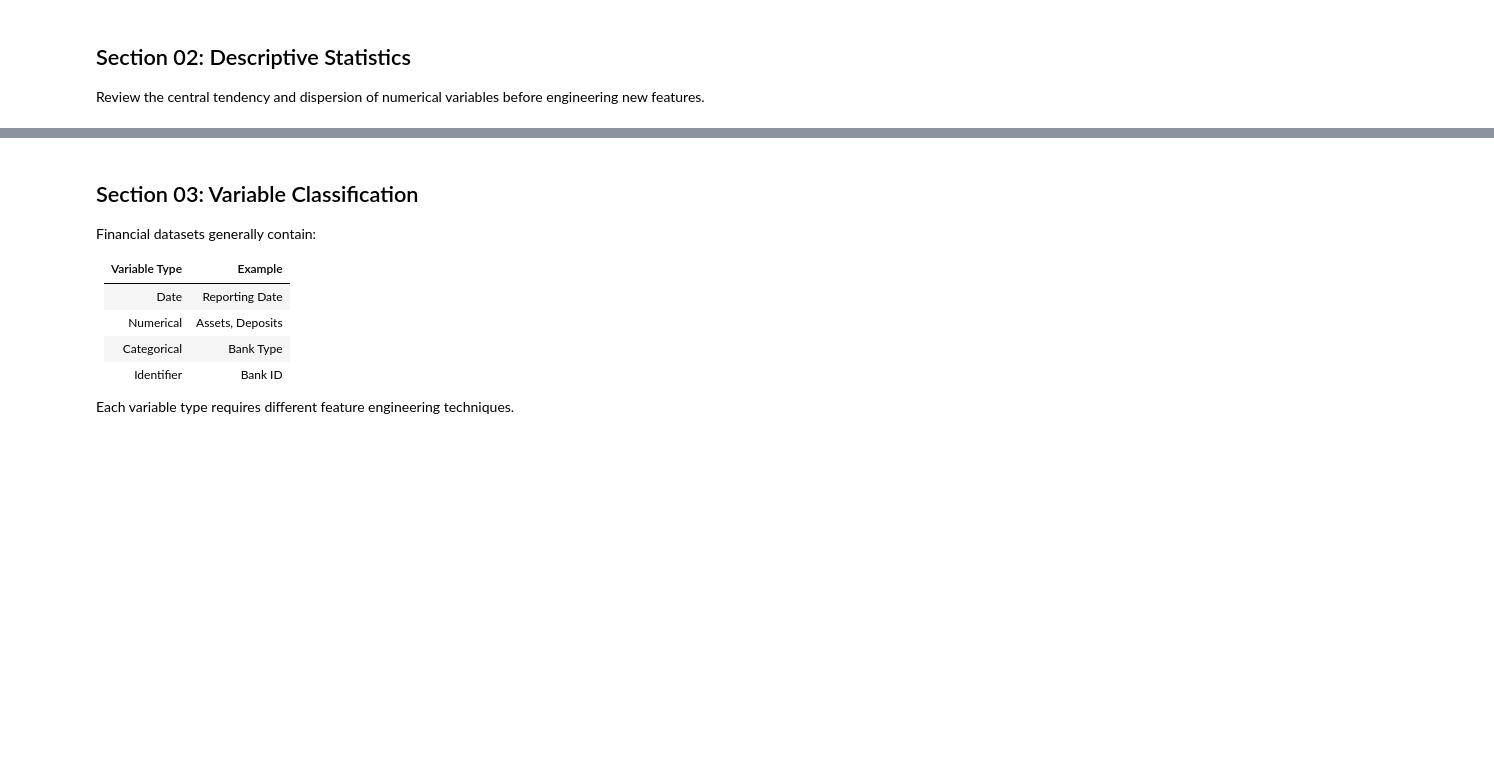
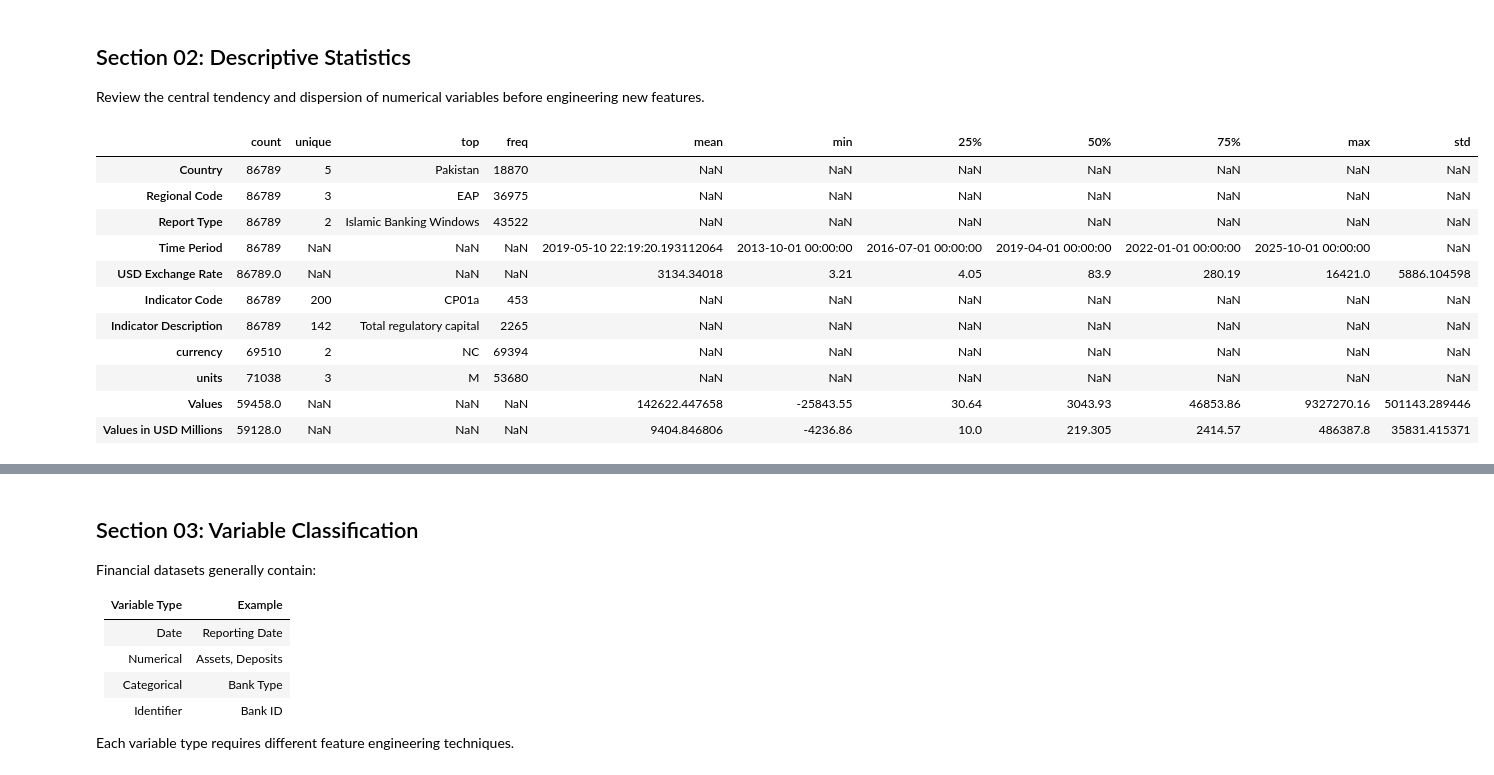
Before and after one commit to ejazurrehman/Islamic_Fintech_Working_Notebooks, a Jupyter notebook: Islamic_Banking_Feature_Engineering_workbook.ipynb, the cells around one changed output, grey strips where cells are left out. Cells and saved outputs as stored; diff of their text form; code cells hidden in the pictures; blank space fills up the shorter version.

```diff
--- a/Islamic_Banking_Feature_Engineering_workbook.ipynb
+++ b/Islamic_Banking_Feature_Engineering_workbook.ipynb
@@ -79,0 +88,11 @@ Before creating new features, analysts must understand the dataset. In financial
+# %%
+import pandas as pd
+import numpy as np
+
+df = pd.read_csv(
+    "Cleaned_Islamic_Banking_Data.csv",
+    parse_dates=["Time Period"]
+)
+
+print(df.shape)
+df.head()
@@ -81,3 +129,18 @@ Before creating new features, analysts must understand the dataset. In financial
 ## Section 02: Descriptive Statistics
 
 Review the central tendency and dispersion of numerical variables before engineering new features.
+# %%
+df.describe(include="all").T
+# %% [output]
+|  | count | unique | top | freq | mean | min | 25% | 50% | 75% | max | std |
+| Country | 86789 | 5 | Pakistan | 18870 | NaN | NaN | NaN | NaN | NaN | NaN | NaN |
+| Regional Code | 86789 | 3 | EAP | 36975 | NaN | NaN | NaN | NaN | NaN | NaN | NaN |
+| Report Type | 86789 | 2 | Islamic Banking Windows | 43522 | NaN | NaN | NaN | NaN | NaN | NaN | NaN |
+| Time Period | 86789 | NaN | NaN | NaN | 2019-05-10 22:19:20.193112064 | 2013-10-01 00:00:00 | 2016-07-01 00:00:00 | 2019-04-01 00:00:00 | 2022-01-01 00:00:00 | 2025-10-01 00:00:00 | NaN |
+| USD Exchange Rate | 86789.0 | NaN | NaN | NaN | 3134.34018 | 3.21 | 4.05 | 83.9 | 280.19 | 16421.0 | 5886.104598 |
+| Indicator Code | 86789 | 200 | CP01a | 453 | NaN | NaN | NaN | NaN | NaN | NaN | NaN |
+| Indicator Description | 86789 | 142 | Total regulatory capital | 2265 | NaN | NaN | NaN | NaN | NaN | NaN | NaN |
+| currency | 69510 | 2 | NC | 69394 | NaN | NaN | NaN | NaN | NaN | NaN | NaN |
+| units | 71038 | 3 | M | 53680 | NaN | NaN | NaN | NaN | NaN | NaN | NaN |
+| Values | 59458.0 | NaN | NaN | NaN | 142622.447658 | -25843.55 | 30.64 | 3043.93 | 46853.86 | 9327270.16 | 501143.289446 |
+| Values in USD Millions | 59128.0 | NaN | NaN | NaN | 9404.846806 | -4236.86 | 10.0 | 219.305 | 2414.57 | 486387.8 | 35831.415371 |
```
Also changed, not shown: parts of 27 cells of this notebook.
